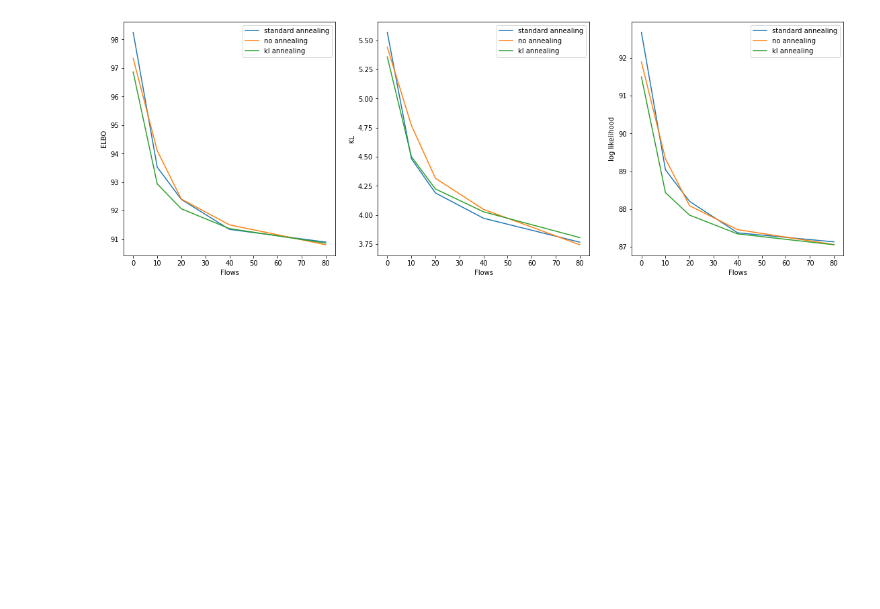
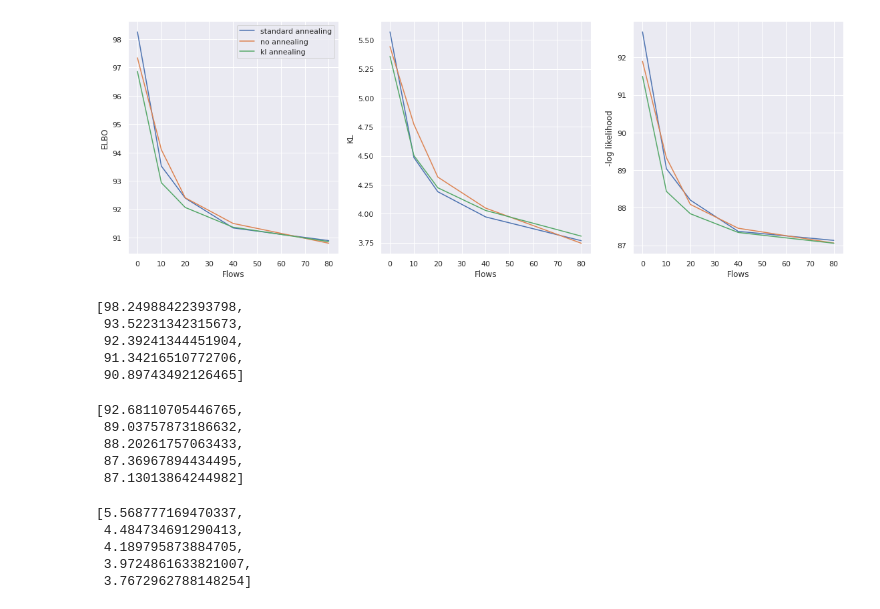
Before and after one commit to andrehuang/normalizing-flows-reproduce, a Jupyter notebook: plot_figure_4.ipynb, the cells around one changed output. Drawn from its saved outputs; the diff is of its cells as text; code cells hidden in the pictures; blank space fills up the shorter version.

Commit message:
add NICE plots

```diff
--- a/plot_figure_4.ipynb
+++ b/plot_figure_4.ipynb
@@ -2,6 +2,9 @@
 import json
 import os
 import matplotlib.pyplot as plt
+import seaborn as sns
+import numpy as np
+sns.set()
 
 flows = [0, 10, 20, 40, 80]
 anneals = ["std", "without", "kl"]
@@ -36,34 +39,58 @@ def graph(metric, stdlist, withoutlist, kllist):
                     list = kllist
                 list.append(data[metric])
     plt.plot(flows, stdlist, label = "standard annealing")
     plt.plot(flows, withoutlist, label = "no annealing")
     plt.plot(flows, kllist, label = "kl annealing")
 
 def klgraph(kl_stdlist, kl_withoutlist, kl_kllist, ELBO_stdlist, ELBO_withoutlist, ELBO_kllist, LL_stdlist, LL_withoutlist, LL_kllist):
     for i in range(5):
         kl_stdlist.append(-1 * LL_stdlist[i] + ELBO_stdlist[i])
         kl_withoutlist.append(-1 * LL_withoutlist[i] + ELBO_withoutlist[i])
         kl_kllist.append(-1 * LL_kllist[i] + ELBO_kllist[i])
     plt.plot(flows, kl_stdlist, label = "standard annealing")
     plt.plot(flows, kl_withoutlist, label = "no annealing")
     plt.plot(flows, kl_kllist, label = "kl annealing")
 
 plt.figure(figsize=(19.2,6.4))
 plt.subplot(1,3,1)
 graph("ELBO", ELBO_stdanneal, ELBO_withoutanneal, ELBO_klanneal)
 plt.xlabel("Flows")
 plt.ylabel("ELBO")
 plt.legend()
 plt.subplot(1,3,3)
 graph("Log_likelihood", log_likelihood_stdanneal, log_likelihood_withoutanneal, log_likelihood_klanneal)
 plt.xlabel("Flows")
-plt.ylabel("log likelihood")
-plt.legend()
+plt.ylabel("-log likelihood")
+# plt.legend()
 plt.subplot(1,3,2)
 klgraph(kl_stdanneal, kl_withoutanneal, kl_klanneal, ELBO_stdanneal, ELBO_withoutanneal, ELBO_klanneal, log_likelihood_stdanneal, log_likelihood_withoutanneal, log_likelihood_klanneal)
 plt.xlabel("Flows")
 plt.ylabel("KL")
-plt.legend()
+# plt.legend()
 plt.show()
 # %% [output]
-[figure, old version]
+[figure, new version]
+# %%
+ELBO_stdanneal
+# %% [output]
+[98.24988422393798,
+ 93.52231342315673,
+ 92.39241344451904,
+ 91.34216510772706,
+ 90.89743492126465]
+# %%
+log_likelihood_stdanneal
+# %% [output]
+[92.68110705446765,
+ 89.03757873186632,
+ 88.20261757063433,
+ 87.36967894434495,
+ 87.13013864244982]
+# %%
+kl_stdanneal
+# %% [output]
+[5.568777169470337,
+ 4.484734691290413,
+ 4.189795873884705,
+ 3.9724861633821007,
+ 3.7672962788148254]
```
Also changed, not shown: parts of 5 cells of this notebook, 2 other files.
